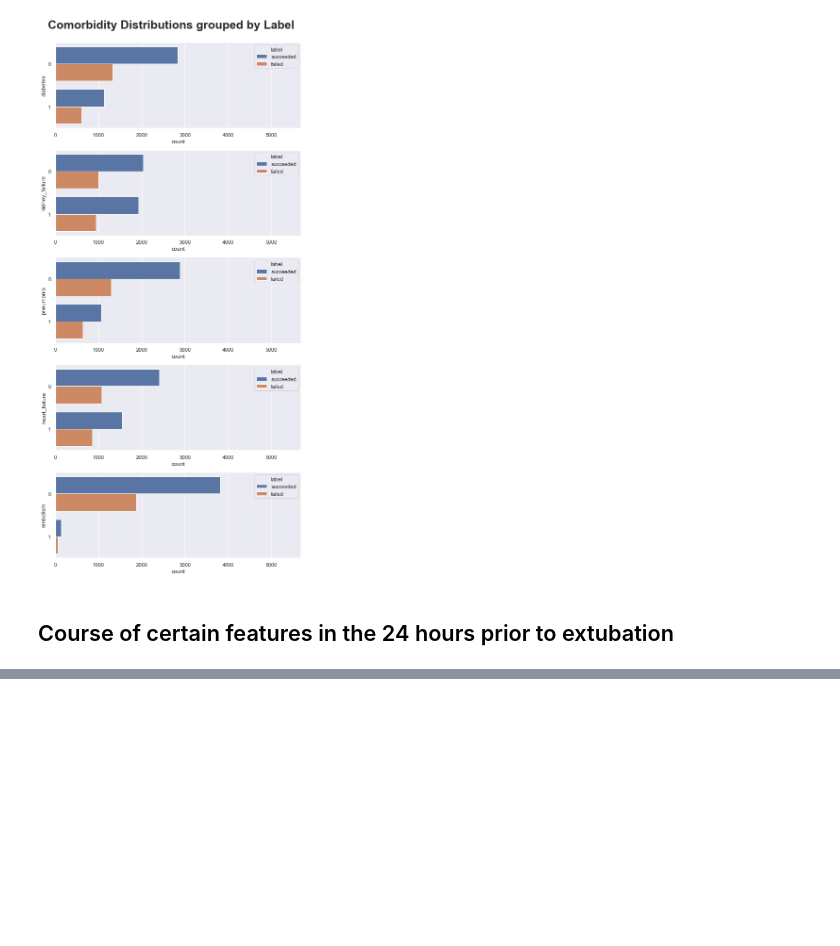
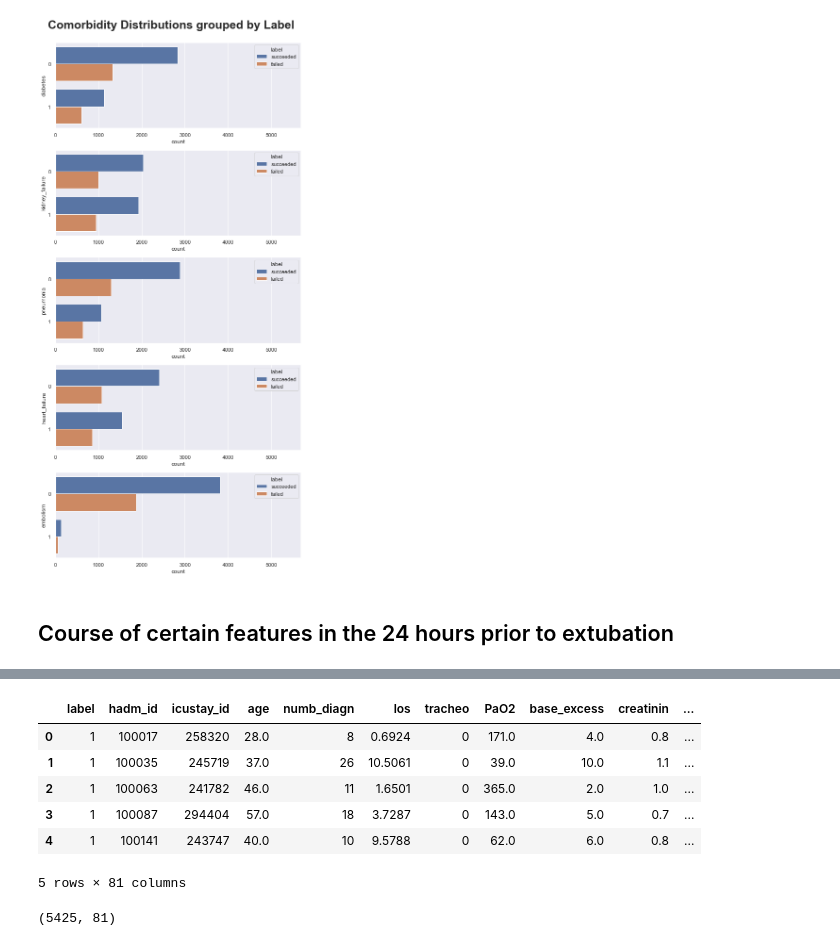
Before and after one commit to m-kno/mimic3, a Jupyter notebook: 06_Feature_engineering_Advanced_model.ipynb, the cells around one changed output, grey strips where cells are left out. Cells and saved outputs as stored; diff of their text form; code cells hidden in the pictures; blank space fills up the shorter version.

```diff
--- a/06_Feature_engineering_Advanced_model.ipynb
+++ b/06_Feature_engineering_Advanced_model.ipynb
@@ -394,0 +675,2 @@ fig.suptitle("Comorbidity Distributions grouped by Label",fontsize=25, fontweigh
+# %%
+df_describe = pd.read_csv('./data/mimic_describe_course.csv')
@@ -394,0 +687,16 @@ fig.suptitle("Comorbidity Distributions grouped by Label",fontsize=25, fontweigh
+# %%
+df= df.merge(right=df_describe, how= 'inner' , on='icustay_id')
+# %%
+df.head()
+# %% [output]
+|  | label | hadm_id | icustay_id | age | numb_diagn | los | tracheo | PaO2 | base_excess | creatinin | ... |
+| 0 | 1 | 100017 | 258320 | 28.0 | 8 | 0.6924 | 0 | 171.0 | 4.0 | 0.8 | ... |
+| 1 | 1 | 100035 | 245719 | 37.0 | 26 | 10.5061 | 0 | 39.0 | 10.0 | 1.1 | ... |
+| 2 | 1 | 100063 | 241782 | 46.0 | 11 | 1.6501 | 0 | 365.0 | 2.0 | 1.0 | ... |
+| 3 | 1 | 100087 | 294404 | 57.0 | 18 | 3.7287 | 0 | 143.0 | 5.0 | 0.7 | ... |
+| 4 | 1 | 100141 | 243747 | 40.0 | 10 | 9.5788 | 0 | 62.0 | 6.0 | 0.8 | ... |
+5 rows × 81 columns
+# %%
+df.shape
+# %% [output]
+(5425, 81)
```
Also changed, not shown: parts of 38 cells of this notebook.
